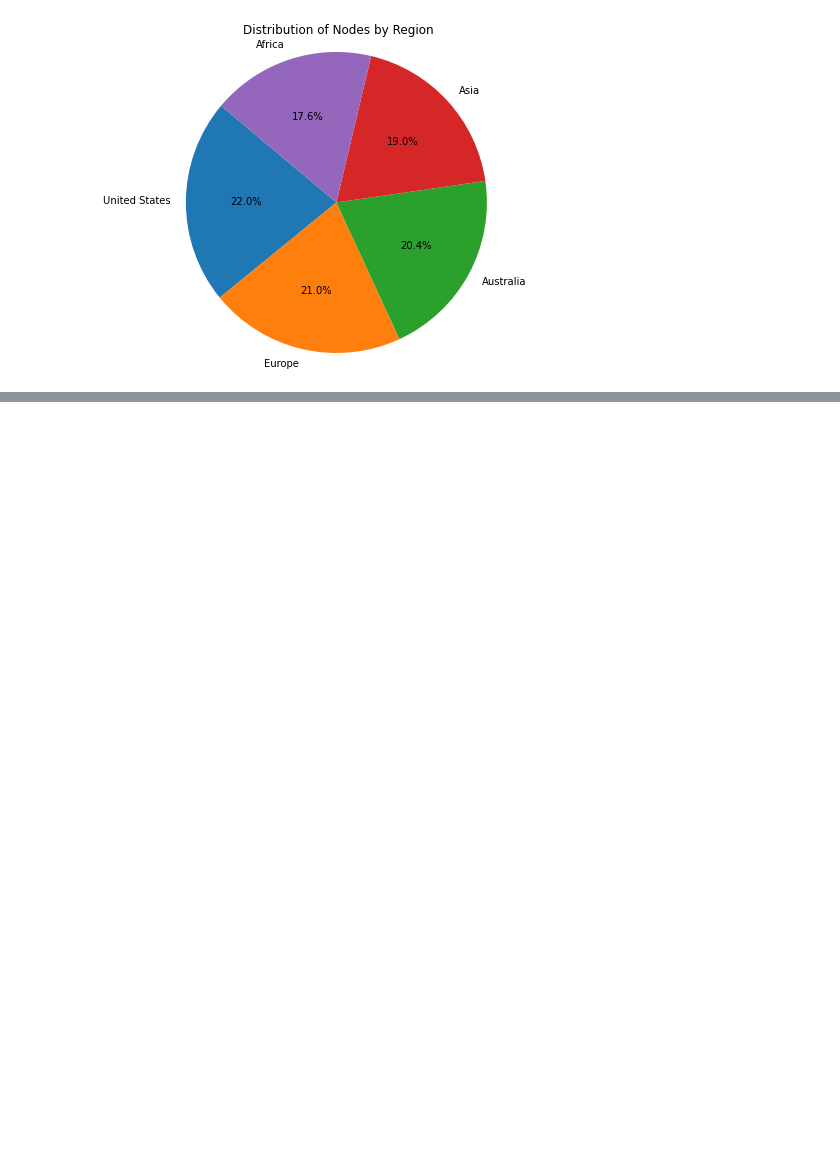
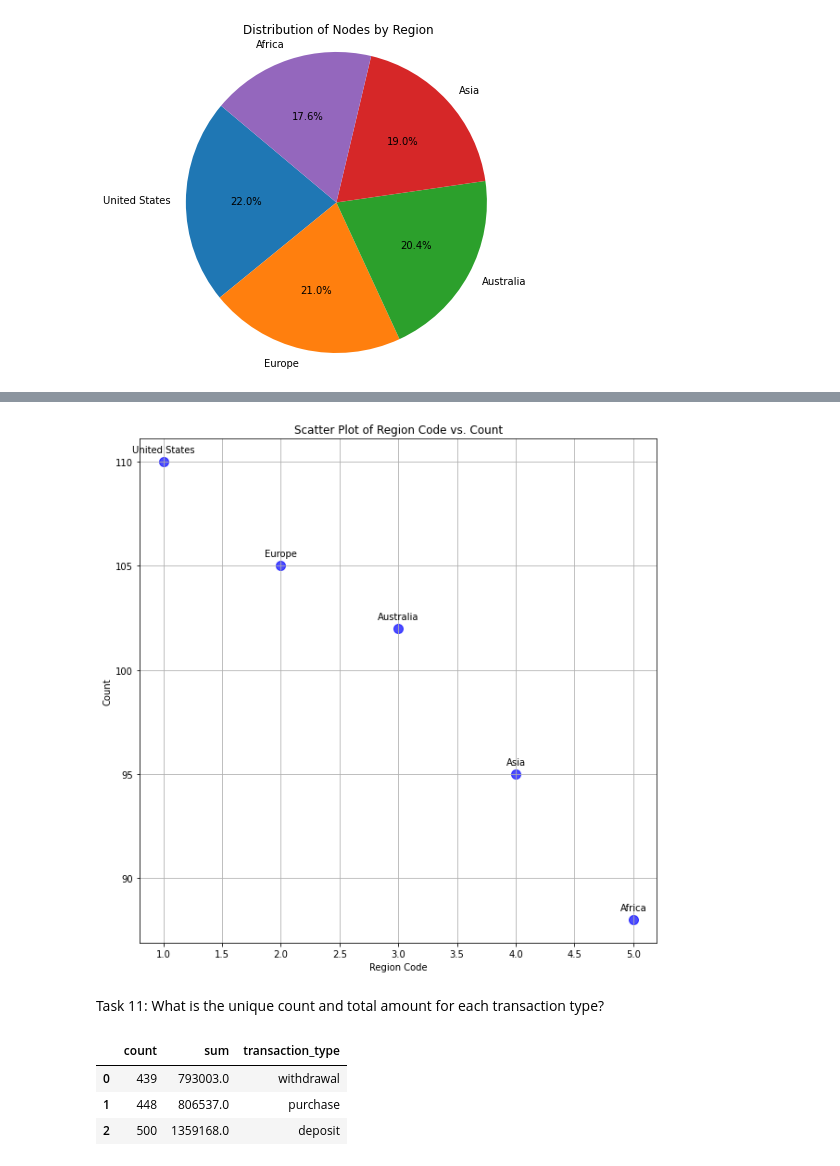
Before and after one commit to Dibieoluchi/banking_data, a Jupyter notebook: banking_data analysis.ipynb, the cells around one changed output, grey strips where cells are left out. Drawn from its saved outputs; the diff is of its cells as text; code cells hidden in the pictures; blank space fills up the shorter version.

```diff
--- a/banking_data analysis.ipynb
+++ b/banking_data analysis.ipynb
@@ -403,0 +481,9 @@ plt.show()
+# %%
+query = """SELECT wr.region_name, wr.region_code, COUNT(DISTINCT un.consumer_id)
+FROM user_nodes_cleaned as un
+LEFT JOIN world_regions as wr ON un.region_id = wr.region_code
+GROUP BY wr.region_name, wr.region_code;
+
+"""
+# %%
+consumers_per_region = pd.read_sql(query,conn)
@@ -403,0 +499,18 @@ plt.show()
+# %%
+region_names = consumers_per_region['region_name']
+region_codes = consumers_per_region['region_code']
+count = consumers_per_region['count']
+# %%
+plt.figure(figsize=(10, 10))
+plt.scatter(region_codes, count, c='blue', marker='o', s=100, alpha=0.7)
+plt.title('Scatter Plot of Region Code vs. Count')
+plt.xlabel('Region Code')
+plt.ylabel('Count')
+for i in range(len(region_names)):
+    plt.annotate(region_names[i], (region_codes[i], count[i]), textcoords="offset points", xytext=(0,10), ha='center')
+plt.grid(True)
+plt.show()
+# %% [output]
+[figure, added]
+# %% [markdown]
+Task 11: What is the unique count and total amount for each transaction type?
@@ -403,0 +525,7 @@ plt.show()
+# %%
+amount_per_transactiontype
+# %% [output]
+|  | count | sum | transaction_type |
+| 0 | 439 | 793003.0 | withdrawal |
+| 1 | 448 | 806537.0 | purchase |
+| 2 | 500 | 1359168.0 | deposit |
```
Also changed, not shown: parts of 35 cells of this notebook.
